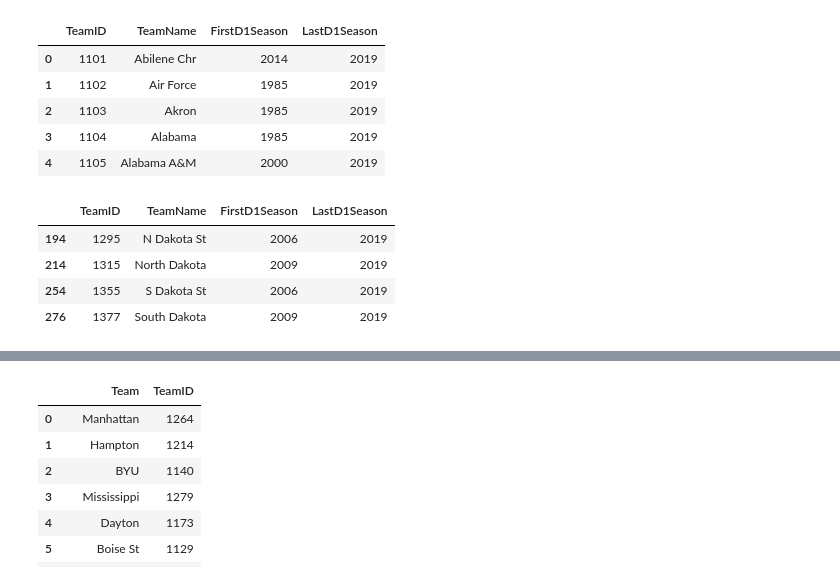
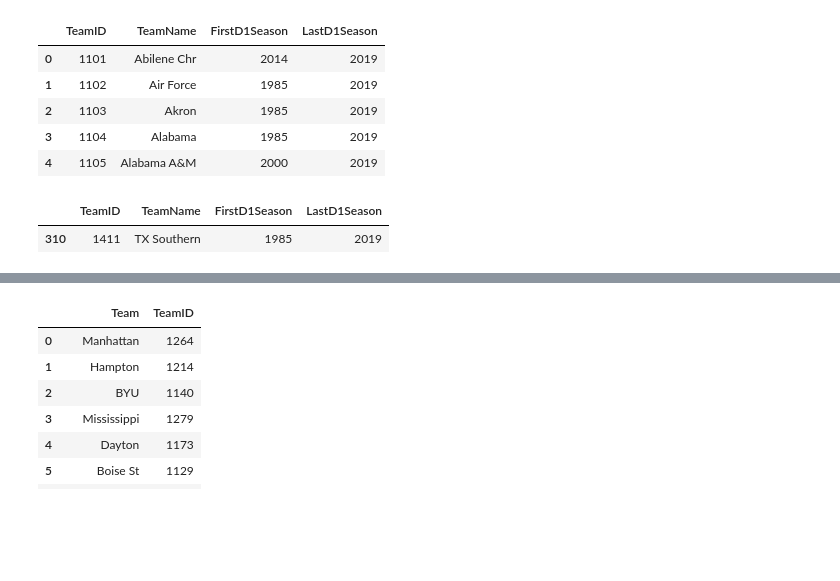
Before and after one commit to dtamayo/NCAAbasketball, a Jupyter notebook: 2019/GenIDs.ipynb, the cells around one changed output, grey strips where cells are left out. Drawn from its saved outputs; the diff is of its cells as text; code cells hidden in the pictures; blank space fills up the shorter version.

```diff
--- a/2019/GenIDs.ipynb
+++ b/2019/GenIDs.ipynb
@@ -30,10 +30,7 @@ def getID(row):
         ID = 0
     return ID
 # %%
-teamids[np.array(['Dakota' in name for name in teamids['TeamName']])]
+teamids[np.array(['TX' in name for name in teamids['TeamName']])]
 # %% [output]
 |  | TeamID | TeamName | FirstD1Season | LastD1Season |
-| 194 | 1295 | N Dakota St | 2006 | 2019 |
-| 214 | 1315 | North Dakota | 2009 | 2019 |
-| 254 | 1355 | S Dakota St | 2006 | 2019 |
-| 276 | 1377 | South Dakota | 2009 | 2019 |
+| 310 | 1411 | TX Southern | 1985 | 2019 |
```
Also changed, not shown: parts of 19 cells of this notebook, 1 other file.
